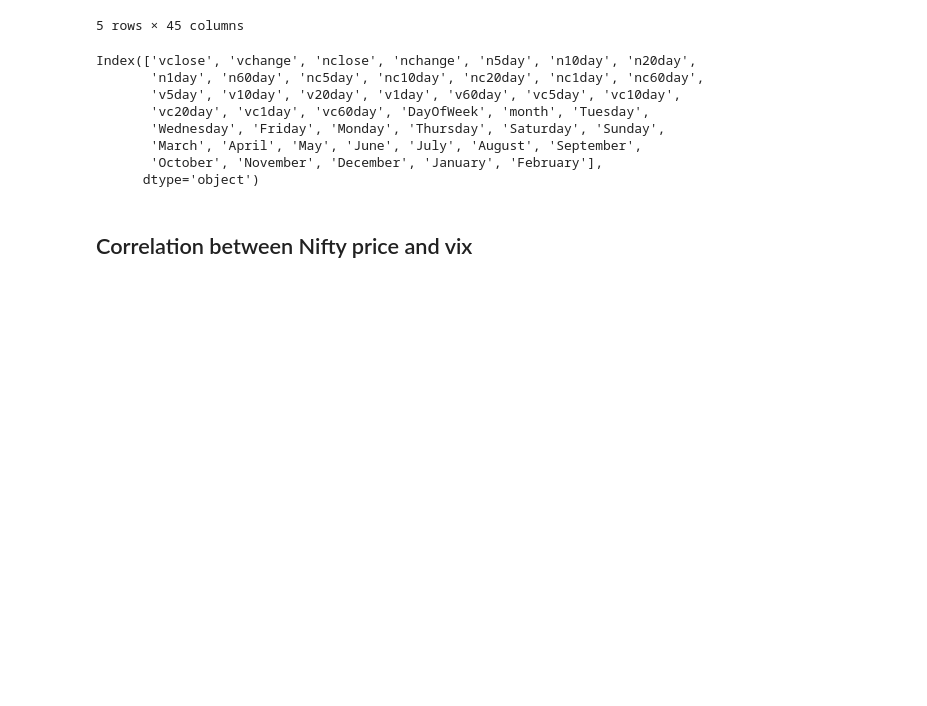
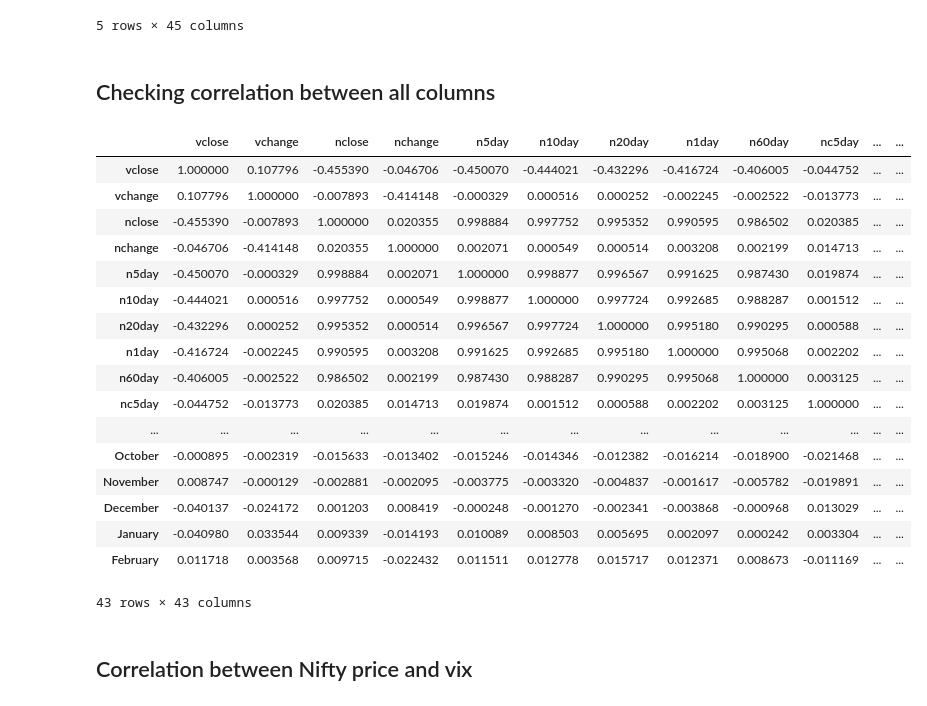
Before and after one commit to albertodavincishekhawat/IndiaVIXanalysis, a Jupyter notebook: AnalysingIndiaVIXdata.ipynb, the cells around one changed output. Saved outputs shown, nothing was run; the diff lists cells and outputs as text; code cells hidden in the pictures; blank space fills up the shorter version.

```diff
--- a/AnalysingIndiaVIXdata.ipynb
+++ b/AnalysingIndiaVIXdata.ipynb
@@ -453,17 +445,31 @@ niftyvix.head()
 | 2008-03-10 | 32.58 | -7.44 | 4800.40 | 0.60 | NaN | NaN | NaN | NaN | NaN | NaN | ... | ... |
 | 2008-03-11 | 32.69 | 0.34 | 4865.90 | 1.36 | NaN | NaN | NaN | NaN | NaN | NaN | ... | ... |
 5 rows × 45 columns
-# %%
-niftyvix.columns
-# %% [output]
-Index(['vclose', 'vchange', 'nclose', 'nchange', 'n5day', 'n10day', 'n20day',
-       'n1day', 'n60day', 'nc5day', 'nc10day', 'nc20day', 'nc1day', 'nc60day',
-       'v5day', 'v10day', 'v20day', 'v1day', 'v60day', 'vc5day', 'vc10day',
-       'vc20day', 'vc1day', 'vc60day', 'DayOfWeek', 'month', 'Tuesday',
-       'Wednesday', 'Friday', 'Monday', 'Thursday', 'Saturday', 'Sunday',
-       'March', 'April', 'May', 'June', 'July', 'August', 'September',
-       'October', 'November', 'December', 'January', 'February'],
-      dtype='object')
+# %% [markdown]
+## Checking correlation between all columns
+# %%
+numeric_columns = niftyvix.select_dtypes(include='number')
+correlation_matrix = numeric_columns.corr()
+correlation_matrix
+# %% [output]
+|  | vclose | vchange | nclose | nchange | n5day | n10day | n20day | n1day | n60day | nc5day | ... | ... |
+| vclose | 1.000000 | 0.107796 | -0.455390 | -0.046706 | -0.450070 | -0.444021 | -0.432296 | -0.416724 | -0.406005 | -0.044752 | ... | ... |
+| vchange | 0.107796 | 1.000000 | -0.007893 | -0.414148 | -0.000329 | 0.000516 | 0.000252 | -0.002245 | -0.002522 | -0.013773 | ... | ... |
+| nclose | -0.455390 | -0.007893 | 1.000000 | 0.020355 | 0.998884 | 0.997752 | 0.995352 | 0.990595 | 0.986502 | 0.020385 | ... | ... |
+| nchange | -0.046706 | -0.414148 | 0.020355 | 1.000000 | 0.002071 | 0.000549 | 0.000514 | 0.003208 | 0.002199 | 0.014713 | ... | ... |
+| n5day | -0.450070 | -0.000329 | 0.998884 | 0.002071 | 1.000000 | 0.998877 | 0.996567 | 0.991625 | 0.987430 | 0.019874 | ... | ... |
+| n10day | -0.444021 | 0.000516 | 0.997752 | 0.000549 | 0.998877 | 1.000000 | 0.997724 | 0.992685 | 0.988287 | 0.001512 | ... | ... |
+| n20day | -0.432296 | 0.000252 | 0.995352 | 0.000514 | 0.996567 | 0.997724 | 1.000000 | 0.995180 | 0.990295 | 0.000588 | ... | ... |
+| n1day | -0.416724 | -0.002245 | 0.990595 | 0.003208 | 0.991625 | 0.992685 | 0.995180 | 1.000000 | 0.995068 | 0.002202 | ... | ... |
+| n60day | -0.406005 | -0.002522 | 0.986502 | 0.002199 | 0.987430 | 0.988287 | 0.990295 | 0.995068 | 1.000000 | 0.003125 | ... | ... |
+| nc5day | -0.044752 | -0.013773 | 0.020385 | 0.014713 | 0.019874 | 0.001512 | 0.000588 | 0.002202 | 0.003125 | 1.000000 | ... | ... |
+| ... | ... | ... | ... | ... | ... | ... | ... | ... | ... | ... | ... | ... |
+| October | -0.000895 | -0.002319 | -0.015633 | -0.013402 | -0.015246 | -0.014346 | -0.012382 | -0.016214 | -0.018900 | -0.021468 | ... | ... |
+| November | 0.008747 | -0.000129 | -0.002881 | -0.002095 | -0.003775 | -0.003320 | -0.004837 | -0.001617 | -0.005782 | -0.019891 | ... | ... |
+| December | -0.040137 | -0.024172 | 0.001203 | 0.008419 | -0.000248 | -0.001270 | -0.002341 | -0.003868 | -0.000968 | 0.013029 | ... | ... |
+| January | -0.040980 | 0.033544 | 0.009339 | -0.014193 | 0.010089 | 0.008503 | 0.005695 | 0.002097 | 0.000242 | 0.003304 | ... | ... |
+| February | 0.011718 | 0.003568 | 0.009715 | -0.022432 | 0.011511 | 0.012778 | 0.015717 | 0.012371 | 0.008673 | -0.011169 | ... | ... |
+43 rows × 43 columns
 # %% [markdown]
 ## Correlation between Nifty price and vix
 # %% [markdown]
```
Also changed, not shown: parts of 2 cells of this notebook.
